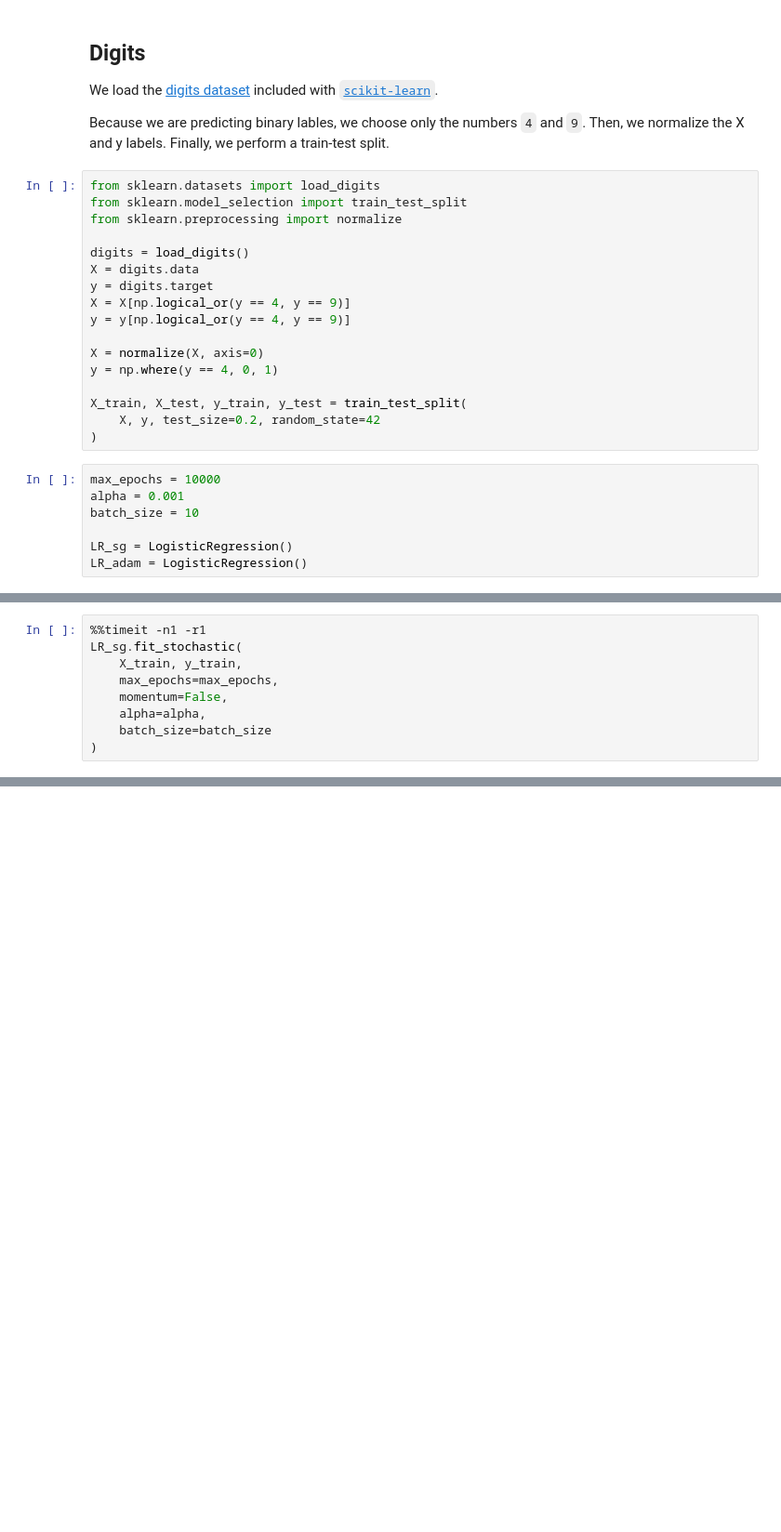
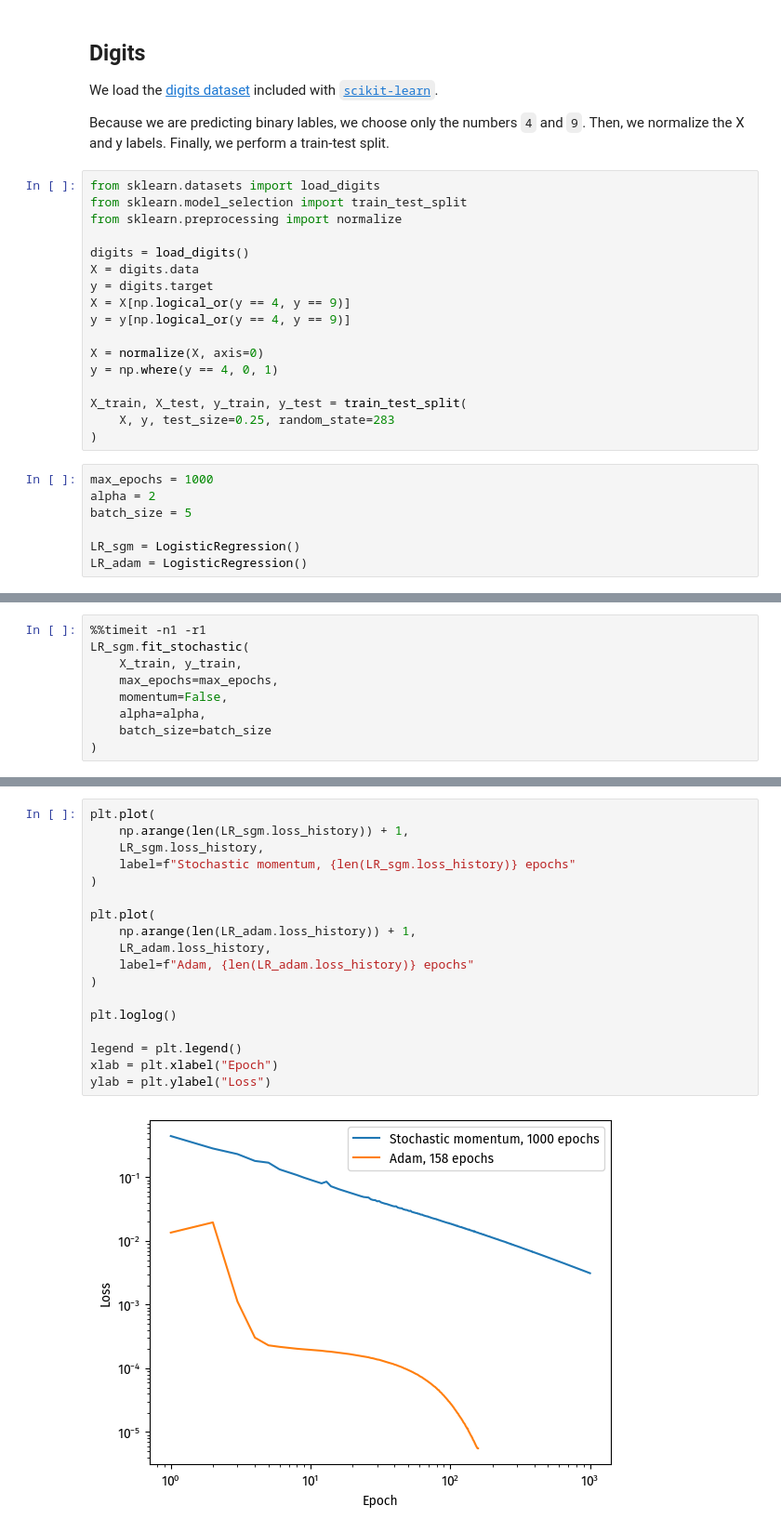
Before and after one commit to doabell/451-blog, a Jupyter notebook: posts/adam/index.ipynb, the cells around one changed output, grey strips where cells are left out. Shown at 93% size. Saved outputs shown, nothing was run; the diff lists cells and outputs as text; blank space fills up the shorter version.

```diff
--- a/posts/adam/index.ipynb
+++ b/posts/adam/index.ipynb
@@ -264,12 +278,12 @@ X = normalize(X, axis=0)
 y = np.where(y == 4, 0, 1)
 
 X_train, X_test, y_train, y_test = train_test_split(
-    X, y, test_size=0.2, random_state=42
+    X, y, test_size=0.25, random_state=283
 )
 # %%
-max_epochs = 10000
-alpha = 0.001
-batch_size = 10
+max_epochs = 1000
+alpha = 2
+batch_size = 5
 
-LR_sg = LogisticRegression()
+LR_sgm = LogisticRegression()
 LR_adam = LogisticRegression()
@@ -276,6 +293,6 @@ LR_adam = LogisticRegression()
 # %%
 %%timeit -n1 -r1
-LR_sg.fit_stochastic(
+LR_sgm.fit_stochastic(
     X_train, y_train,
     max_epochs=max_epochs,
     momentum=False,
@@ -296,0 +314,20 @@ LR_adam.fit_adam(
+# %%
+plt.plot(
+    np.arange(len(LR_sgm.loss_history)) + 1,
+    LR_sgm.loss_history,
+    label=f"Stochastic momentum, {len(LR_sgm.loss_history)} epochs"
+)
+
+plt.plot(
+    np.arange(len(LR_adam.loss_history)) + 1,
+    LR_adam.loss_history,
+    label=f"Adam, {len(LR_adam.loss_history)} epochs"
+)
+
+plt.loglog()
+
+legend = plt.legend()
+xlab = plt.xlabel("Epoch")
+ylab = plt.ylabel("Loss")
+# %% [output]
+[figure, added]
```
Also changed, not shown: parts of 30 cells of this notebook, 1 other file.
